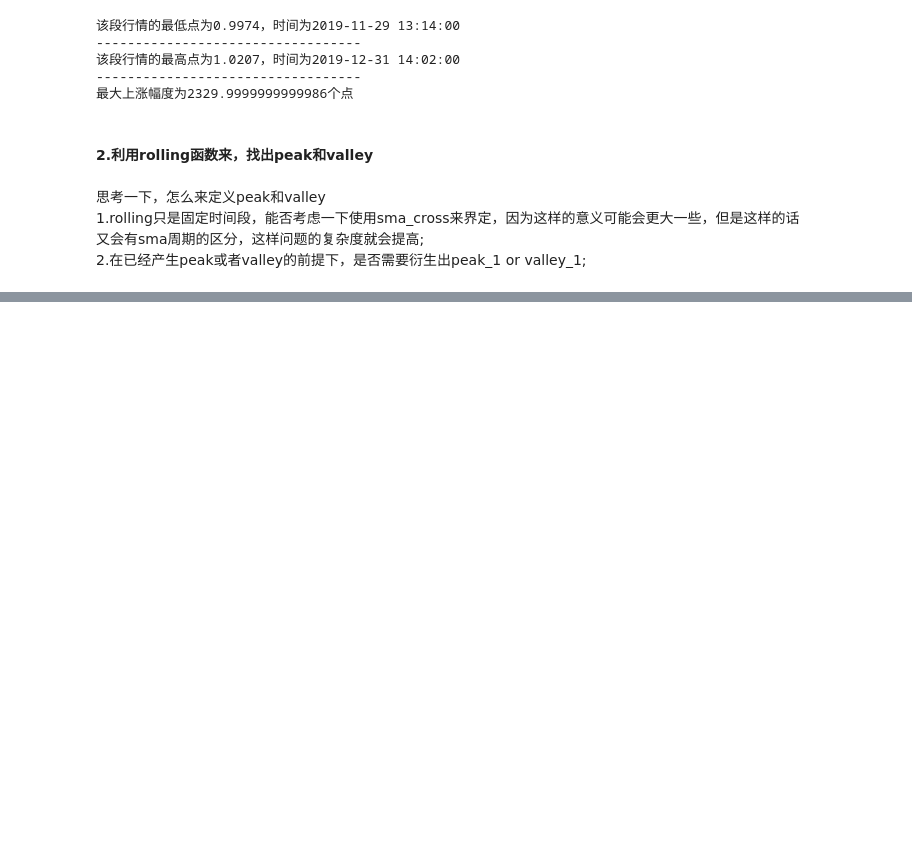
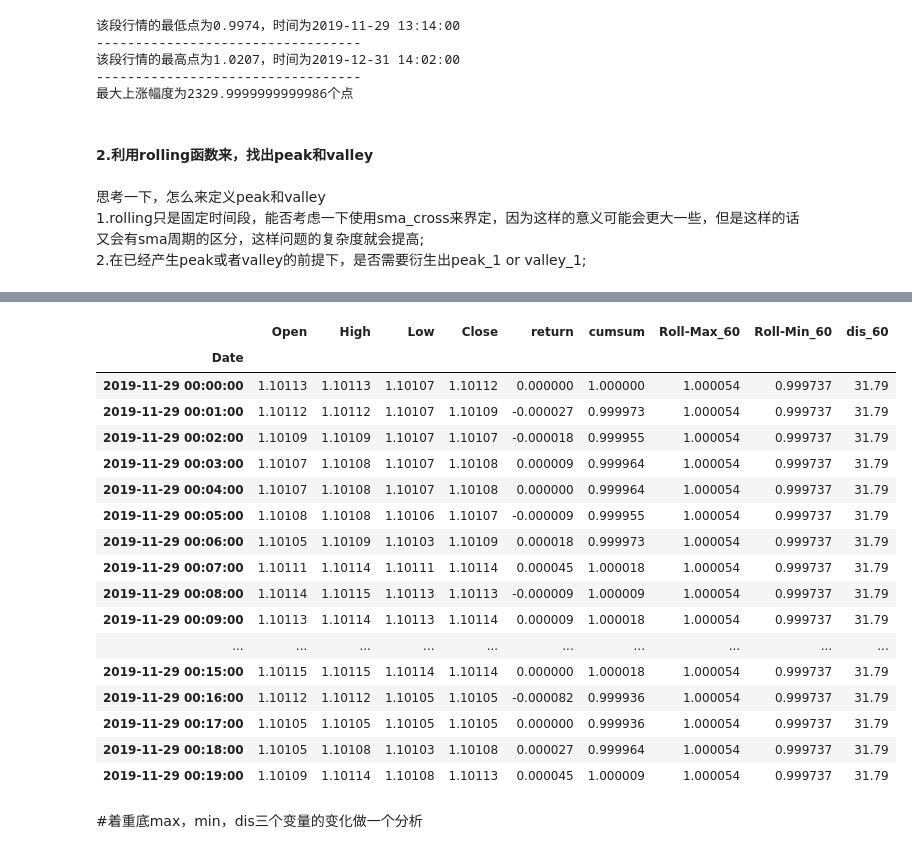
Before and after one commit to github4n/Deep_1st, a Jupyter notebook: 策略/MaximumDrawdown.ipynb, the cells around one changed output, grey strips where cells are left out. Saved outputs shown, nothing was run; the diff lists cells and outputs as text; code cells hidden in the pictures; blank space fills up the shorter version.

```diff
--- a/策略/MaximumDrawdown.ipynb
+++ b/策略/MaximumDrawdown.ipynb
@@ -158,3 +179,34 @@ print('最大上涨幅度为{}个点'.format((a-b)*100000))
+# %%
+data_1['Roll-Max_60']=data_1['cumsum'].rolling(60).max()
+data_1['Roll-Min_60']=data_1['cumsum'].rolling(60).min()
+# %%
+#向前填充
+data_1.fillna(method='bfill',inplace=True)
+# %%
+data_1['dis_60']=((data_1['Roll-Max_60']-data_1['Roll-Min_60'])*100000).round(2)
+# %%
+data_1.head(20)
+# %% [output]
+|  | Open | High | Low | Close | return | cumsum | Roll-Max_60 | Roll-Min_60 | dis_60 |
+| Date |  |  |  |  |  |  |  |  |  |
+| 2019-11-29 00:00:00 | 1.10113 | 1.10113 | 1.10107 | 1.10112 | 0.000000 | 1.000000 | 1.000054 | 0.999737 | 31.79 |
+| 2019-11-29 00:01:00 | 1.10112 | 1.10112 | 1.10107 | 1.10109 | -0.000027 | 0.999973 | 1.000054 | 0.999737 | 31.79 |
+| 2019-11-29 00:02:00 | 1.10109 | 1.10109 | 1.10107 | 1.10107 | -0.000018 | 0.999955 | 1.000054 | 0.999737 | 31.79 |
+| 2019-11-29 00:03:00 | 1.10107 | 1.10108 | 1.10107 | 1.10108 | 0.000009 | 0.999964 | 1.000054 | 0.999737 | 31.79 |
+| 2019-11-29 00:04:00 | 1.10107 | 1.10108 | 1.10107 | 1.10108 | 0.000000 | 0.999964 | 1.000054 | 0.999737 | 31.79 |
+| 2019-11-29 00:05:00 | 1.10108 | 1.10108 | 1.10106 | 1.10107 | -0.000009 | 0.999955 | 1.000054 | 0.999737 | 31.79 |
+| 2019-11-29 00:06:00 | 1.10105 | 1.10109 | 1.10103 | 1.10109 | 0.000018 | 0.999973 | 1.000054 | 0.999737 | 31.79 |
+| 2019-11-29 00:07:00 | 1.10111 | 1.10114 | 1.10111 | 1.10114 | 0.000045 | 1.000018 | 1.000054 | 0.999737 | 31.79 |
+| 2019-11-29 00:08:00 | 1.10114 | 1.10115 | 1.10113 | 1.10113 | -0.000009 | 1.000009 | 1.000054 | 0.999737 | 31.79 |
+| 2019-11-29 00:09:00 | 1.10113 | 1.10114 | 1.10113 | 1.10114 | 0.000009 | 1.000018 | 1.000054 | 0.999737 | 31.79 |
+| ... | ... | ... | ... | ... | ... | ... | ... | ... | ... |
+| 2019-11-29 00:15:00 | 1.10115 | 1.10115 | 1.10114 | 1.10114 | 0.000000 | 1.000018 | 1.000054 | 0.999737 | 31.79 |
+| 2019-11-29 00:16:00 | 1.10112 | 1.10112 | 1.10105 | 1.10105 | -0.000082 | 0.999936 | 1.000054 | 0.999737 | 31.79 |
+| 2019-11-29 00:17:00 | 1.10105 | 1.10105 | 1.10105 | 1.10105 | 0.000000 | 0.999936 | 1.000054 | 0.999737 | 31.79 |
+| 2019-11-29 00:18:00 | 1.10105 | 1.10108 | 1.10103 | 1.10108 | 0.000027 | 0.999964 | 1.000054 | 0.999737 | 31.79 |
+| 2019-11-29 00:19:00 | 1.10109 | 1.10114 | 1.10108 | 1.10113 | 0.000045 | 1.000009 | 1.000054 | 0.999737 | 31.79 |
+# %% [markdown]
+#着重底max，min，dis三个变量的变化做一个分析
 # %%
 #设计一个函数来计算drawdown
 def Drawdown(series):
```
Also changed, not shown: parts of 1 cell of this notebook, 2 other files.
